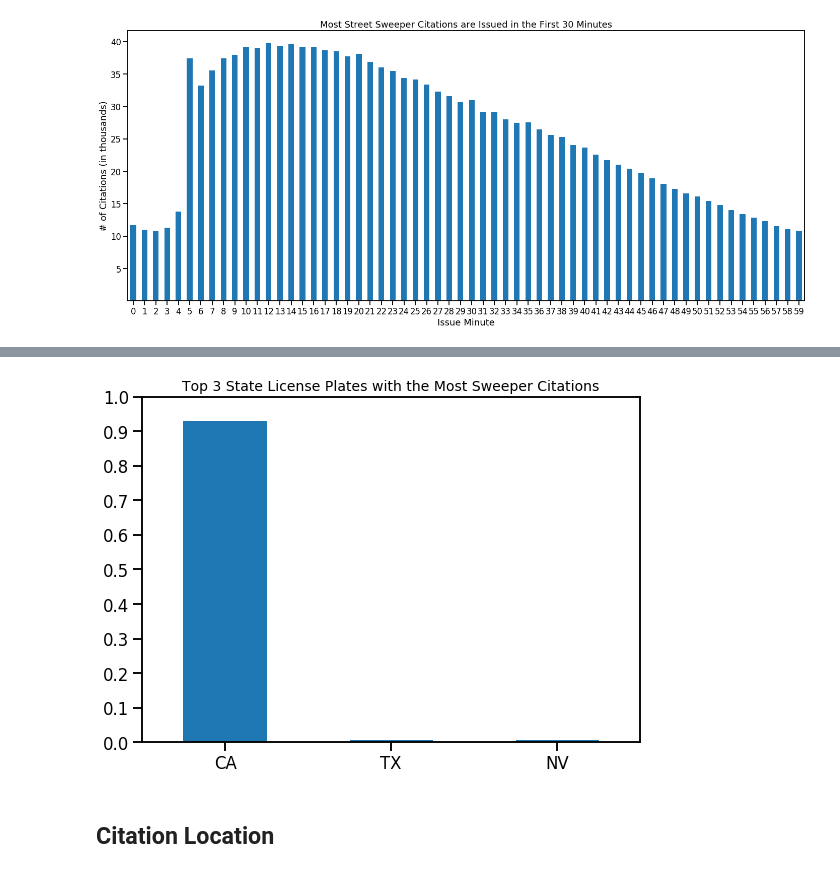
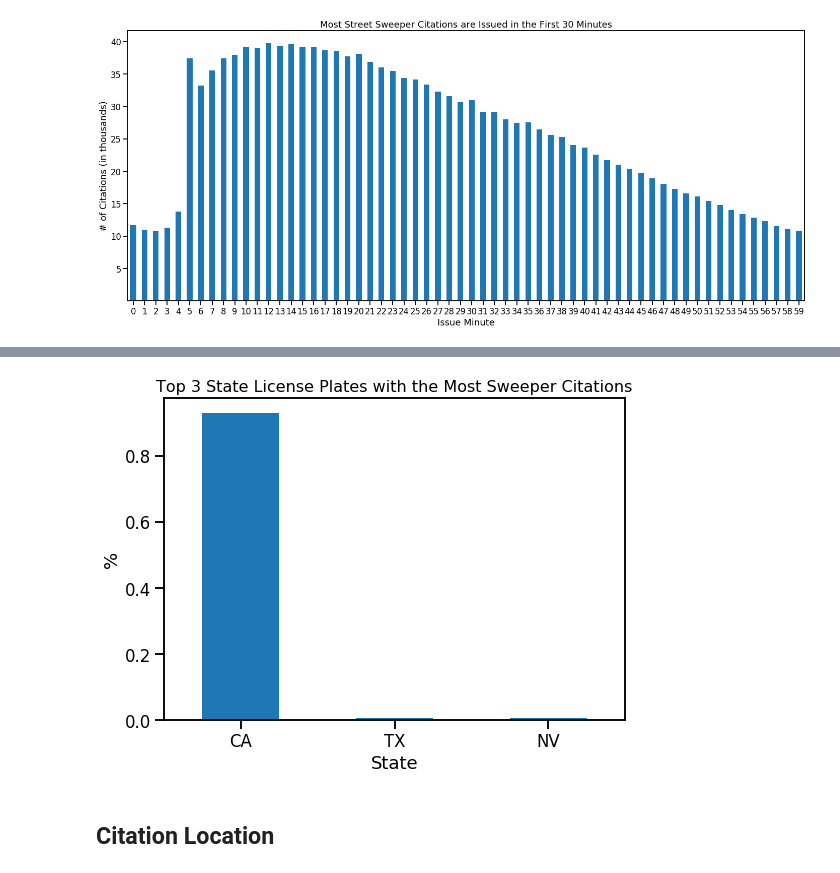
Before and after one commit to Promeos/LADOT-COVID19-enforcement, a Jupyter notebook: MVP.ipynb, the cells around one changed output, grey strips where cells are left out. Drawn from its saved outputs; the diff is of its cells as text; code cells hidden in the pictures.

```diff
--- a/MVP.ipynb
+++ b/MVP.ipynb
@@ -219,16 +229,19 @@ Over 90% of street sweeping citations are issued to California Residents.
 # %%
 sns.set_context('talk')
 
-df_citations.rp_state_plate.value_counts(normalize=True).nlargest(3).plot.bar(figsize=(8, 6))
+fig = df_citations.rp_state_plate.value_counts(normalize=True).nlargest(3).plot.bar(figsize=(8, 6))
 
-plt.title('Top 3 State License Plates with the Most Sweeper Citations', fontsize=14)
+# Chart labels
+plt.title('Top 3 State License Plates with the Most Sweeper Citations', fontsize=16)
 plt.xlabel('State')
+plt.ylabel('%')
+
+# Tick Formatting
 plt.xticks(rotation=0)
-plt.ylim(0, 1)
-plt.yticks(np.linspace(0, 1, 11))
+
 plt.tight_layout();
 # %% [output]
-[figure, old version]
+[figure, new version]
 # %% [markdown]
 ## Citation Location
 # %%
```
Also changed, not shown: parts of 8 cells of this notebook.
